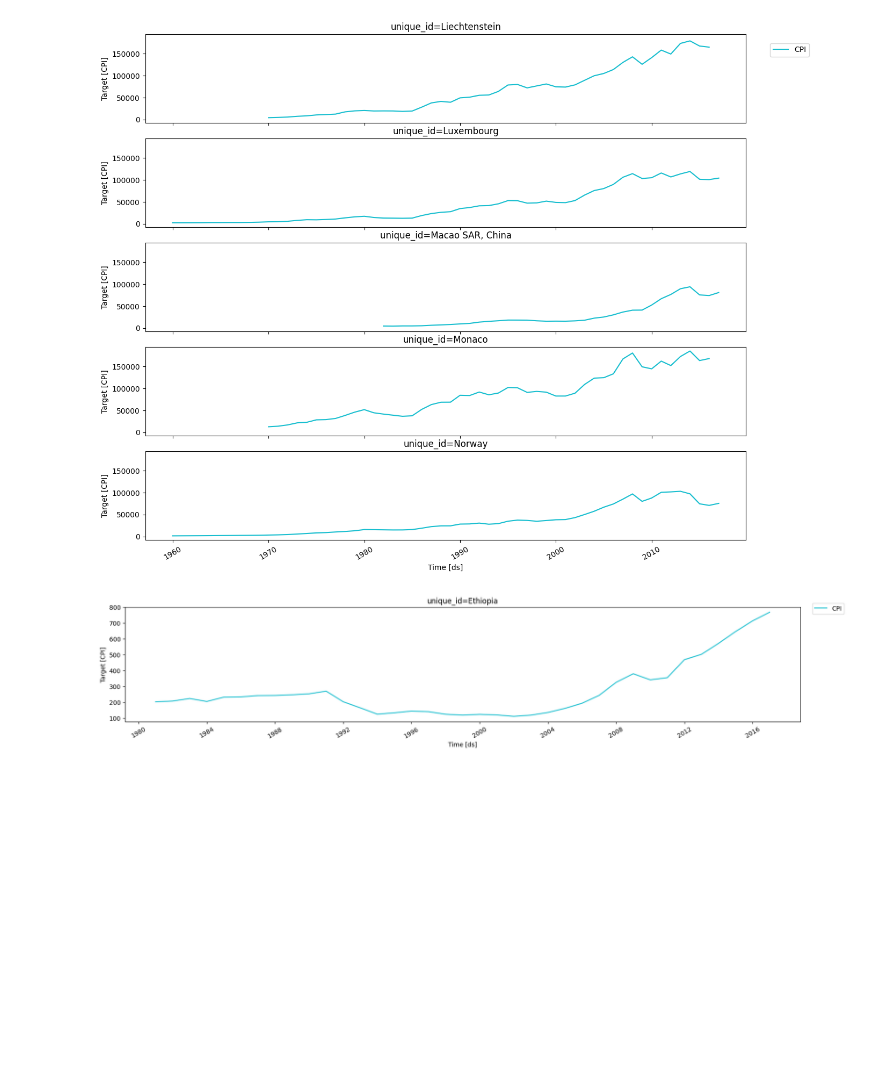
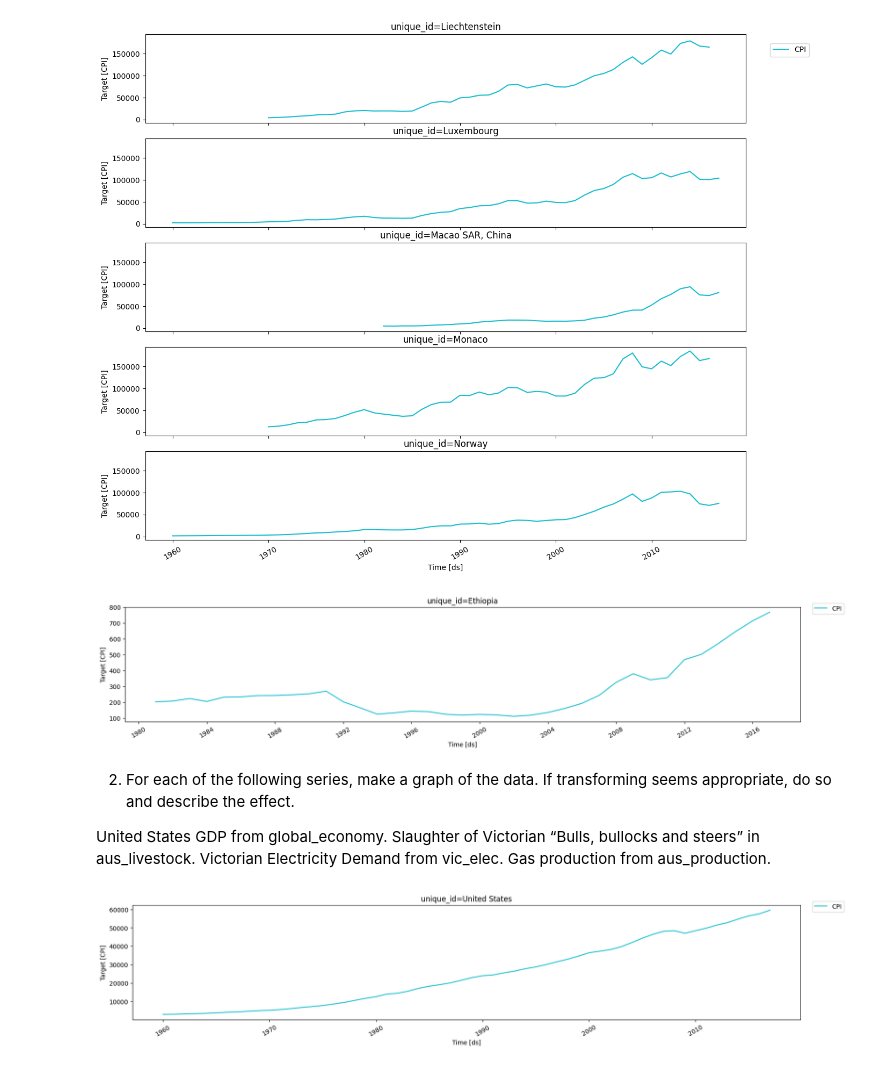
Before and after one commit to zamu-302/Time-series, a Jupyter notebook: Chapter3.ipynb, the cells around one changed output. Drawn from its saved outputs; the diff is of its cells as text; code cells hidden in the pictures; blank space fills up the shorter version.

```diff
--- a/Chapter3.ipynb
+++ b/Chapter3.ipynb
@@ -139,3 +141,14 @@ ethio_CPI=df[df['unique_id']=='Ethiopia']
 plot_series(ethio_CPI,target_col='CPI')
 # %% [output]
 [figure]
+# %% [markdown]
+2. For each of the following series, make a graph of the data. If transforming seems appropriate, do so and describe the effect.
+
+United States GDP from global_economy.
+Slaughter of Victorian “Bulls, bullocks and steers” in aus_livestock. Victorian Electricity Demand from vic_elec. Gas production from aus_production.
+# %%
+# for the GDP we will take the population transformation since GDP isn't an accurate was of visualizing it.
+usa_CPI=df[df['unique_id']=="United States"]
+plot_series(usa_CPI,target_col='CPI')
+# %% [output]
+[figure, added]
```
Also changed, not shown: parts of 7 cells of this notebook, 1 other file.
